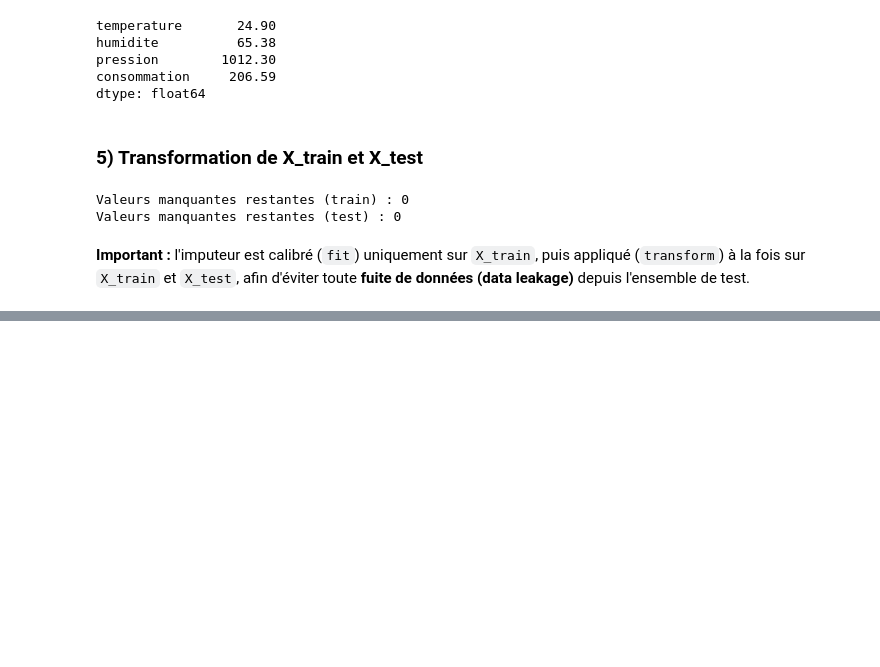
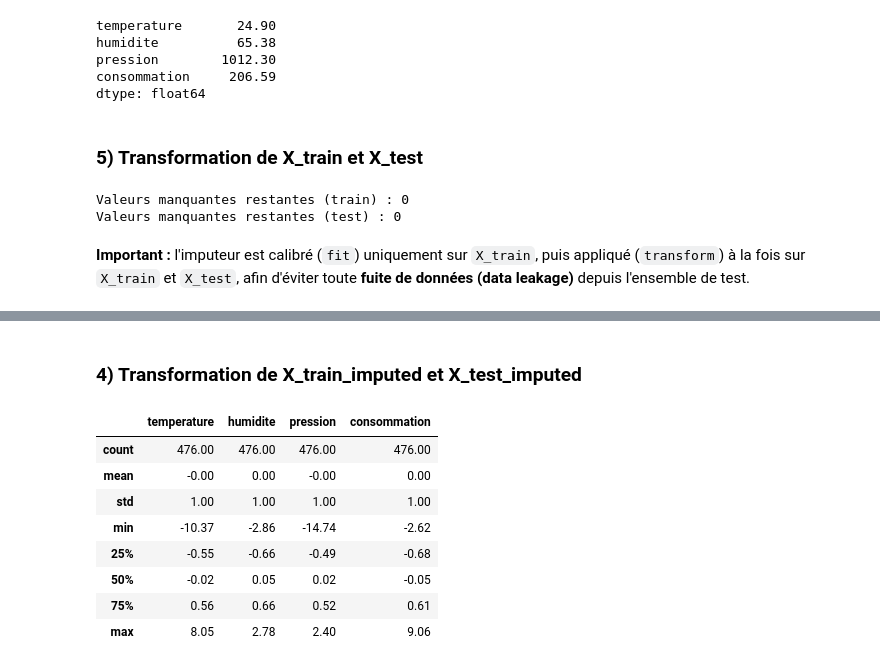
Before and after one commit to massamba0809/atelier_scikit-learn_iot, a Jupyter notebook: notebooks/atelier_ scikit-learn_iot.ipynb, the cells around one changed output, grey strips where cells are left out. Cells and saved outputs as stored; diff of their text form; code cells hidden in the pictures; blank space fills up the shorter version.

Commit message:
Partie 5 : mise a l'echelle avec StandardScaler

```diff
--- a/notebooks/atelier_ scikit-learn_iot.ipynb
+++ b/notebooks/atelier_ scikit-learn_iot.ipynb
@@ -255,0 +260,4 @@ Valeurs manquantes restantes (test) : 0
+# %%
+from sklearn.preprocessing import StandardScaler
+
+scaler = StandardScaler()
@@ -255,0 +270,3 @@ Valeurs manquantes restantes (test) : 0
+# %%
+scaler.fit(X_train_imputed)
+pd.DataFrame({"moyenne": scaler.mean_, "ecart_type": scaler.scale_}, index=features)
@@ -255,0 +279,17 @@ Valeurs manquantes restantes (test) : 0
+# %% [markdown]
+### 4) Transformation de X_train_imputed et X_test_imputed
+# %%
+X_train_scaled = pd.DataFrame(scaler.transform(X_train_imputed), columns=features, index=X_train.index)
+X_test_scaled = pd.DataFrame(scaler.transform(X_test_imputed), columns=features, index=X_test.index)
+
+X_train_scaled.describe().round(2)
+# %% [output]
+|  | temperature | humidite | pression | consommation |
+| count | 476.00 | 476.00 | 476.00 | 476.00 |
+| mean | -0.00 | 0.00 | -0.00 | 0.00 |
+| std | 1.00 | 1.00 | 1.00 | 1.00 |
+| min | -10.37 | -2.86 | -14.74 | -2.62 |
+| 25% | -0.55 | -0.66 | -0.49 | -0.68 |
+| 50% | -0.02 | 0.05 | 0.02 | -0.05 |
+| 75% | 0.56 | 0.66 | 0.52 | 0.61 |
+| max | 8.05 | 2.78 | 2.40 | 9.06 |
```
Also changed, not shown: parts of 5 cells of this notebook.
